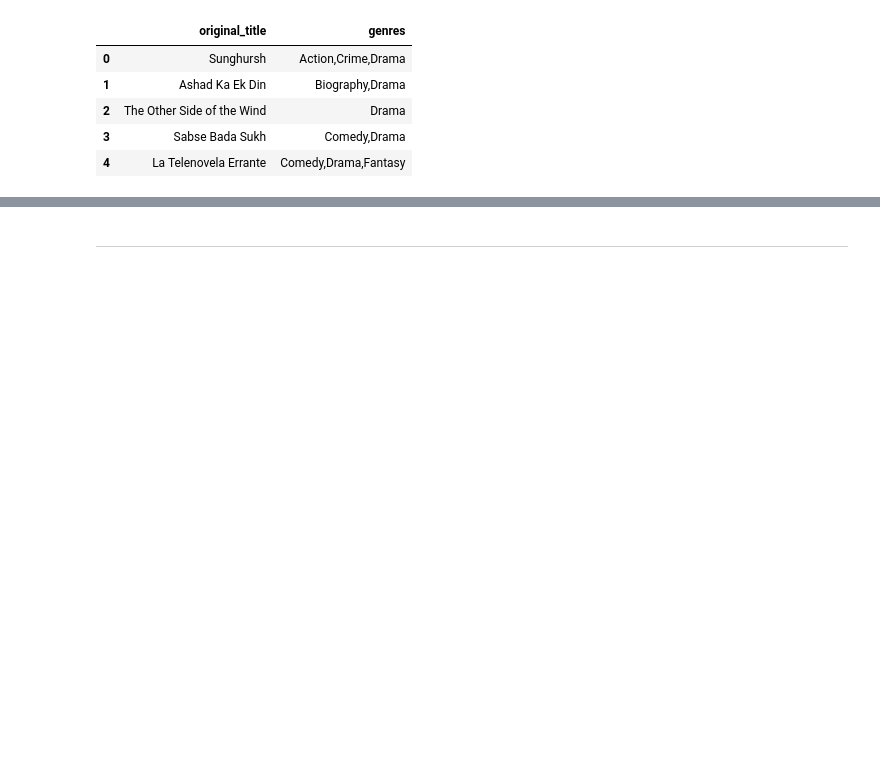
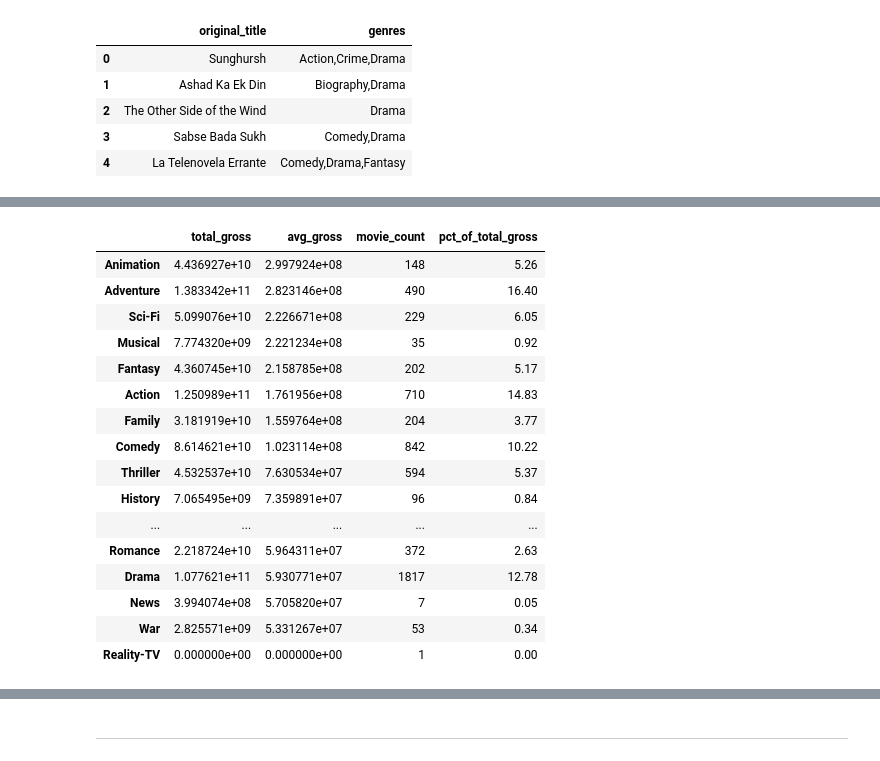
Before and after one commit to arlenestanley1/dsc-module-3-project-v3, a Jupyter notebook: student.ipynb, the cells around one changed output, grey strips where cells are left out. Cells and saved outputs as stored; diff of their text form; code cells hidden in the pictures; blank space fills up the shorter version.

```diff
--- a/student.ipynb
+++ b/student.ipynb
@@ -328,0 +488,10 @@ possible Qs:
+# %%
+genre_counts = genre_df.groupby('genre')['worldwide_gross'].count().sort_values(ascending=False)
+
+genre_summary = pd.DataFrame({
+    'total_gross': genre_totals,
+    'avg_gross': genre_avg,
+    'movie_count': genre_counts
+}).sort_values('avg_gross', ascending=False)
+
+genre_summary
@@ -328,0 +519,21 @@ possible Qs:
+# %%
+genre_summary['pct_of_total_gross'] = genre_summary['pct_of_total_gross'].round(2)
+genre_summary
+# %% [output]
+|  | total_gross | avg_gross | movie_count | pct_of_total_gross |
+| Animation | 4.436927e+10 | 2.997924e+08 | 148 | 5.26 |
+| Adventure | 1.383342e+11 | 2.823146e+08 | 490 | 16.40 |
+| Sci-Fi | 5.099076e+10 | 2.226671e+08 | 229 | 6.05 |
+| Musical | 7.774320e+09 | 2.221234e+08 | 35 | 0.92 |
+| Fantasy | 4.360745e+10 | 2.158785e+08 | 202 | 5.17 |
+| Action | 1.250989e+11 | 1.761956e+08 | 710 | 14.83 |
+| Family | 3.181919e+10 | 1.559764e+08 | 204 | 3.77 |
+| Comedy | 8.614621e+10 | 1.023114e+08 | 842 | 10.22 |
+| Thriller | 4.532537e+10 | 7.630534e+07 | 594 | 5.37 |
+| History | 7.065495e+09 | 7.359891e+07 | 96 | 0.84 |
+| ... | ... | ... | ... | ... |
+| Romance | 2.218724e+10 | 5.964311e+07 | 372 | 2.63 |
+| Drama | 1.077621e+11 | 5.930771e+07 | 1817 | 12.78 |
+| News | 3.994074e+08 | 5.705820e+07 | 7 | 0.05 |
+| War | 2.825571e+09 | 5.331267e+07 | 53 | 0.34 |
+| Reality-TV | 0.000000e+00 | 0.000000e+00 | 1 | 0.00 |
```
Also changed, not shown: parts of 39 cells of this notebook.
